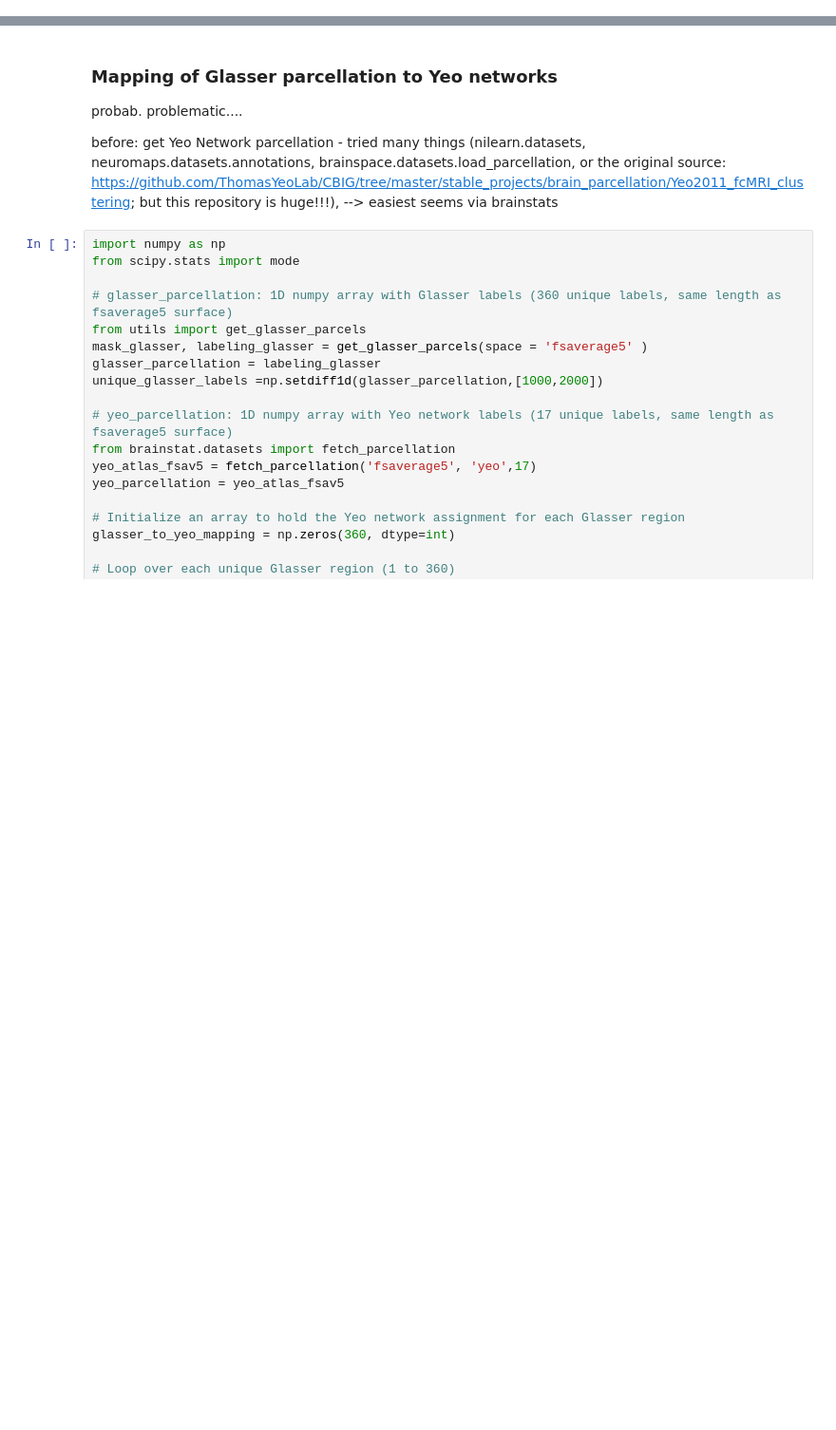
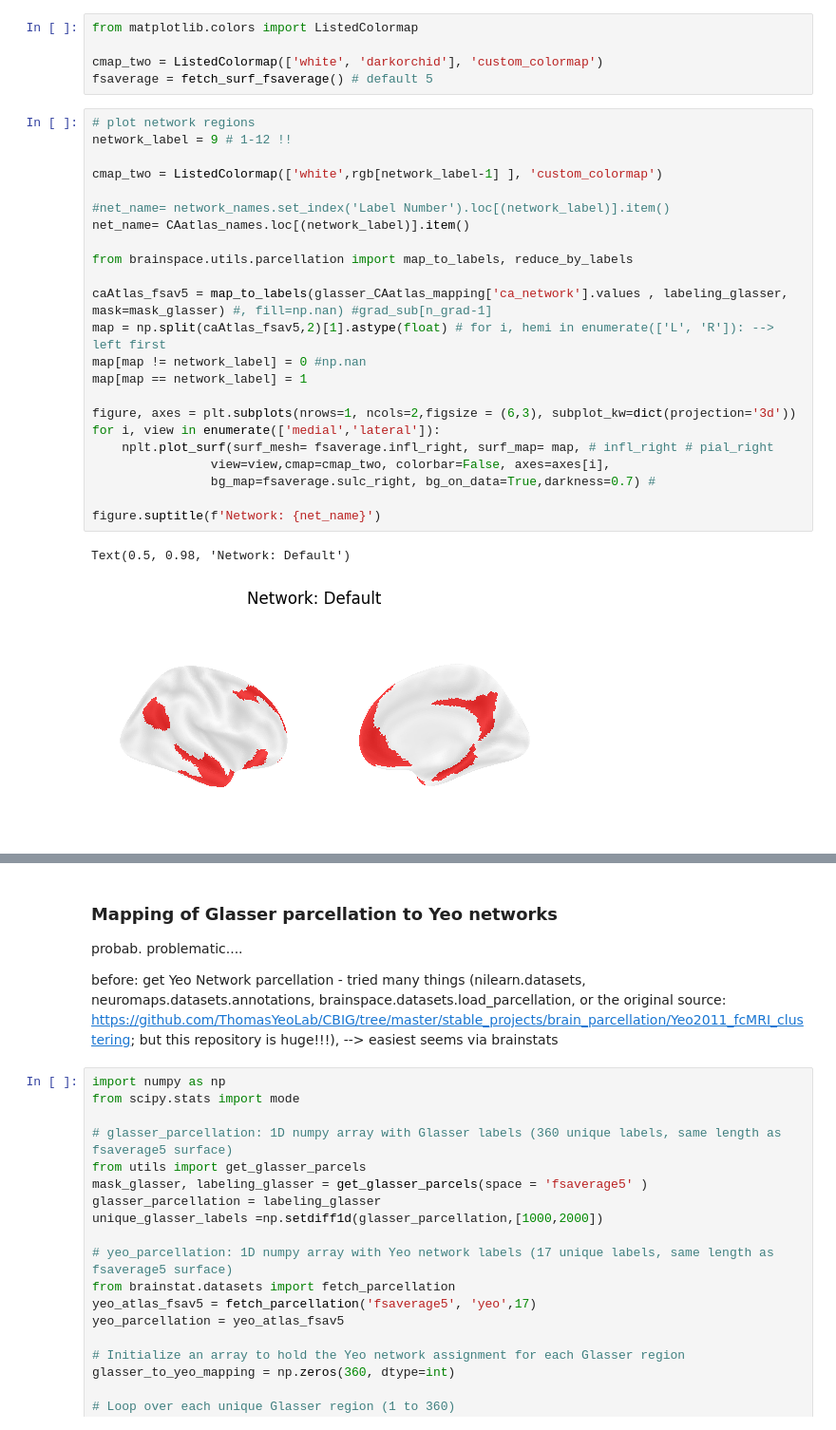
Before and after one commit to mrenke/numrisk, a Jupyter notebook: numrisk/fmri_analysis/gradients/networkDispersion_01.ipynb, the cells around one changed output, grey strips where cells are left out. Shown at 95% size. Drawn from its saved outputs; the diff is of its cells as text; blank space fills up the shorter version.

```diff
--- a/numrisk/fmri_analysis/gradients/networkDispersion_01.ipynb
+++ b/numrisk/fmri_analysis/gradients/networkDispersion_01.ipynb
@@ -23,0 +217,31 @@ group_list = group_list#.reset_index()
+# %%
+from matplotlib.colors import ListedColormap
+
+cmap_two = ListedColormap(['white', 'darkorchid'], 'custom_colormap')
+fsaverage = fetch_surf_fsaverage() # default 5
+# %%
+# plot network regions
+network_label = 9 # 1-12 !!
+
+cmap_two = ListedColormap(['white',rgb[network_label-1] ], 'custom_colormap')
+
+#net_name= network_names.set_index('Label Number').loc[(network_label)].item()
+net_name= CAatlas_names.loc[(network_label)].item()
+
+from brainspace.utils.parcellation import map_to_labels, reduce_by_labels
+
+caAtlas_fsav5 = map_to_labels(glasser_CAatlas_mapping['ca_network'].values , labeling_glasser, mask=mask_glasser) #, fill=np.nan) #grad_sub[n_grad-1]
+map = np.split(caAtlas_fsav5,2)[1].astype(float) # for i, hemi in enumerate(['L', 'R']): --> left first
+map[map != network_label] = 0 #np.nan
+map[map == network_label] = 1
+
+figure, axes = plt.subplots(nrows=1, ncols=2,figsize = (6,3), subplot_kw=dict(projection='3d'))
+for i, view in enumerate(['medial','lateral']):
+    nplt.plot_surf(surf_mesh= fsaverage.infl_right, surf_map= map, # infl_right # pial_right
+                view=view,cmap=cmap_two, colorbar=False, axes=axes[i],
+                bg_map=fsaverage.sulc_right, bg_on_data=True,darkness=0.7) #
+
+figure.suptitle(f'Network: {net_name}')
+# %% [output]
+Text(0.5, 0.98, 'Network: Default')
+[figure, added]
```
Also changed, not shown: parts of 55 cells of this notebook, 1 other file.
